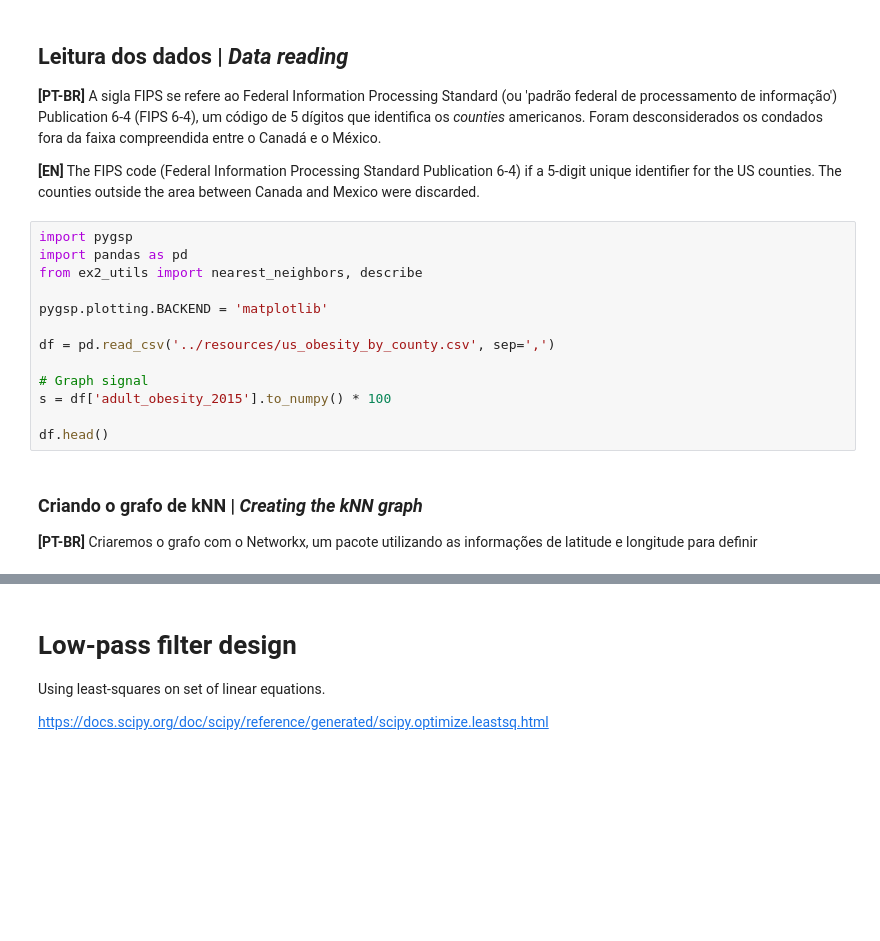
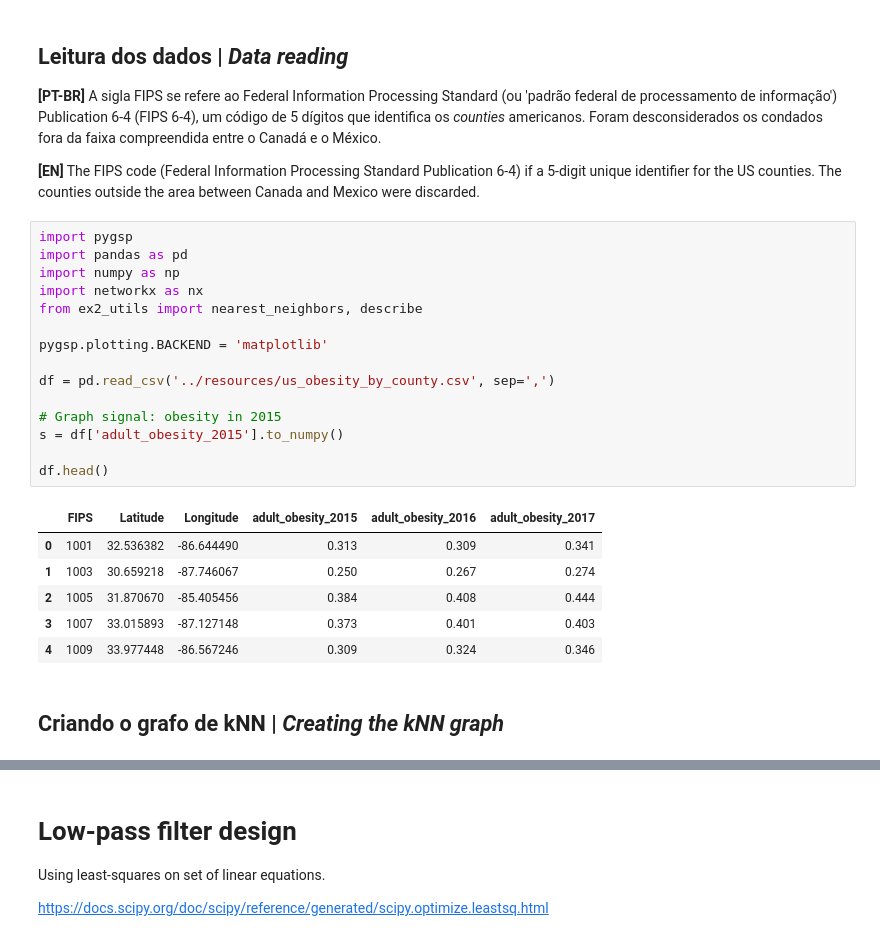
Before and after one commit to gboaviagem/data-estimation-gsp, a Jupyter notebook: solutions/ex2.ipynb, the cells around one changed output, grey strips where cells are left out. Saved outputs shown, nothing was run; the diff lists cells and outputs as text; blank space fills up the shorter version.

```diff
--- a/solutions/ex2.ipynb
+++ b/solutions/ex2.ipynb
@@ -18,20 +18,27 @@ um código de 5 dígitos que identifica os *counties* americanos. Foram desconsi
 # %%
 import pygsp
 import pandas as pd
+import numpy as np
+import networkx as nx
 from ex2_utils import nearest_neighbors, describe
 
 pygsp.plotting.BACKEND = 'matplotlib'
 
 df = pd.read_csv('../resources/us_obesity_by_county.csv', sep=',')
 
-# Graph signal
-s = df['adult_obesity_2015'].to_numpy() * 100
+# Graph signal: obesity in 2015
+s = df['adult_obesity_2015'].to_numpy()
 
 df.head()
+# %% [output]
+|  | FIPS | Latitude | Longitude | adult_obesity_2015 | adult_obesity_2016 | adult_obesity_2017 |
+| 0 | 1001 | 32.536382 | -86.644490 | 0.313 | 0.309 | 0.341 |
+| 1 | 1003 | 30.659218 | -87.746067 | 0.250 | 0.267 | 0.274 |
+| 2 | 1005 | 31.870670 | -85.405456 | 0.384 | 0.408 | 0.444 |
+| 3 | 1007 | 33.015893 | -87.127148 | 0.373 | 0.401 | 0.403 |
+| 4 | 1009 | 33.977448 | -86.567246 | 0.309 | 0.324 | 0.346 |
 # %% [markdown]
-### Criando o grafo de kNN | *Creating the kNN graph*
-
-**[PT-BR]** Criaremos o grafo com o Networkx, um pacote  utilizando as informações de latitude e longitude para definir
+## Criando o grafo de kNN | *Creating the kNN graph*
 # %%
 coords = df[['Longitude', 'Latitude']].to_numpy()
 N = len(coords)
```
Also changed, not shown: parts of 13 cells of this notebook, 2 other files.
